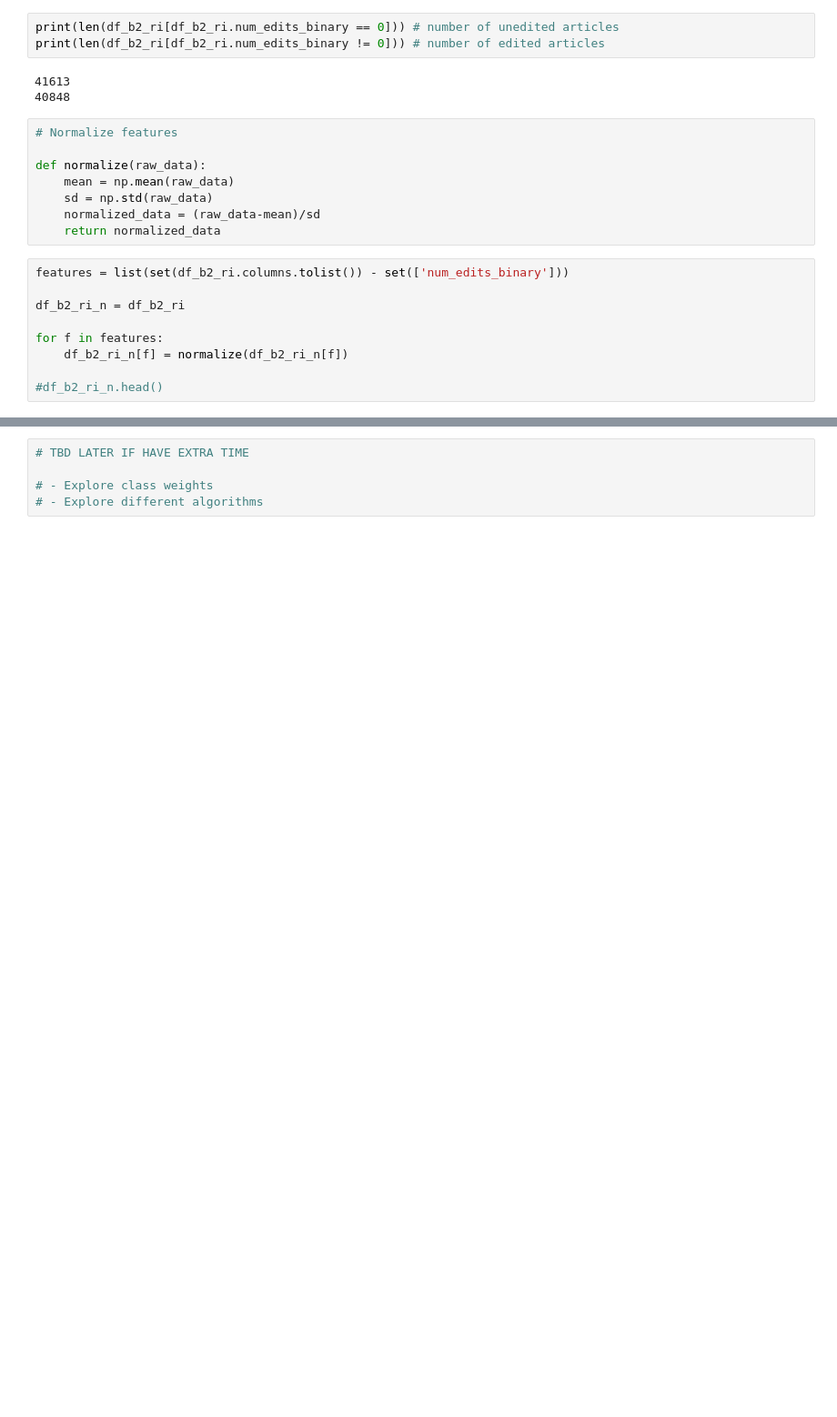
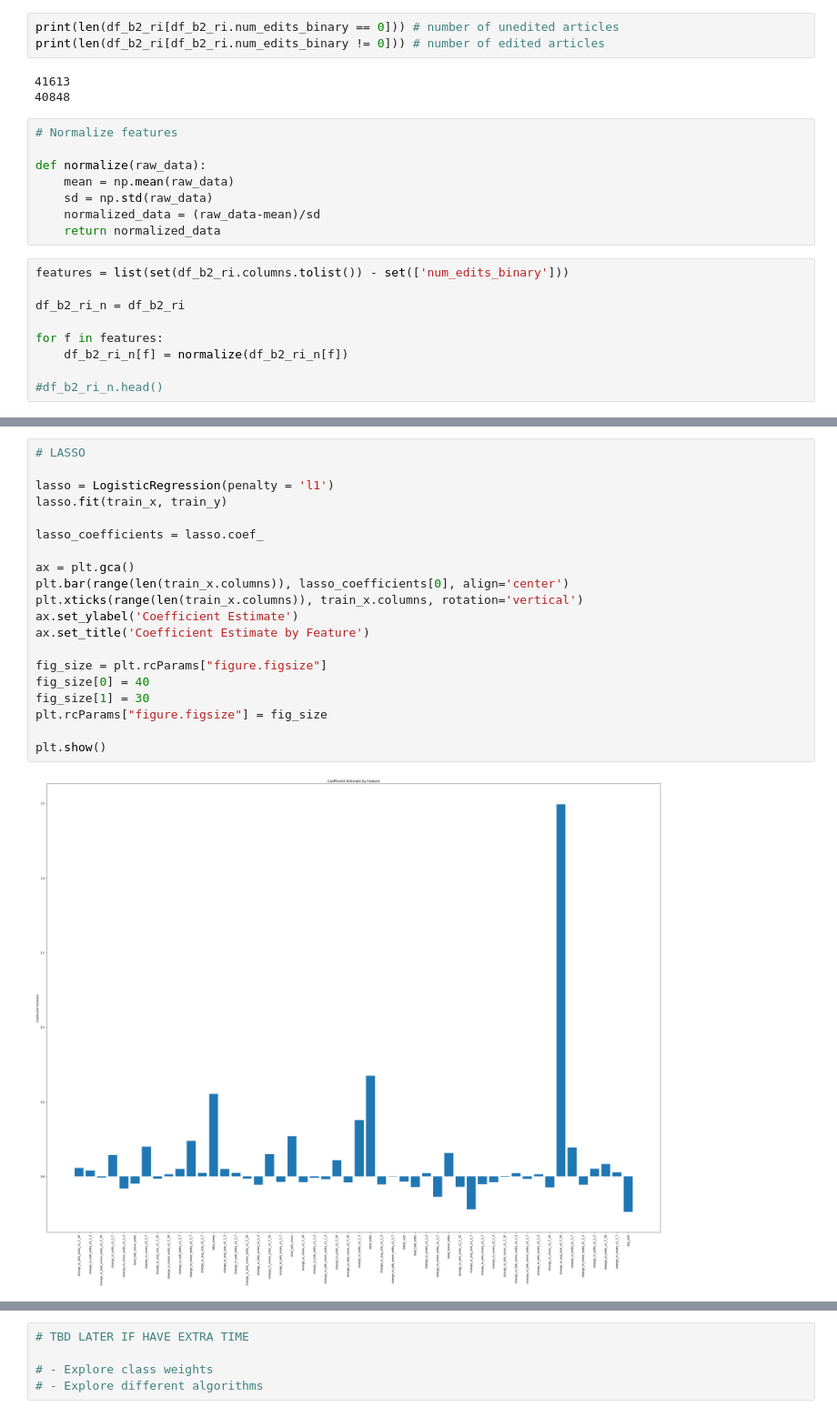
Before and after one commit to FajneFarita/Looking-for-a-Needle-in-a-Haystack-Predicting-Wikipedia-Edits, a Jupyter notebook: data/final/fall-2017-info-251-final-project-analysis-nnu.ipynb, the cells around one changed output, grey strips where cells are left out. Shown at 91% size. Cells and saved outputs as stored; diff of their text form; blank space fills up the shorter version.

```diff
--- a/data/final/fall-2017-info-251-final-project-analysis-nnu.ipynb
+++ b/data/final/fall-2017-info-251-final-project-analysis-nnu.ipynb
@@ -814,0 +1007,22 @@ Test ROC AUC is: 0.782535889597
+# %%
+# LASSO
+
+lasso = LogisticRegression(penalty = 'l1')
+lasso.fit(train_x, train_y)
+
+lasso_coefficients = lasso.coef_
+
+ax = plt.gca()
+plt.bar(range(len(train_x.columns)), lasso_coefficients[0], align='center')
+plt.xticks(range(len(train_x.columns)), train_x.columns, rotation='vertical')
+ax.set_ylabel('Coefficient Estimate')
+ax.set_title('Coefficient Estimate by Feature')
+
+fig_size = plt.rcParams["figure.figsize"]
+fig_size[0] = 40
+fig_size[1] = 30
+plt.rcParams["figure.figsize"] = fig_size
+
+plt.show()
+# %% [output]
+[figure, added]
```
Also changed, not shown: parts of 31 cells of this notebook, 2 other files.
